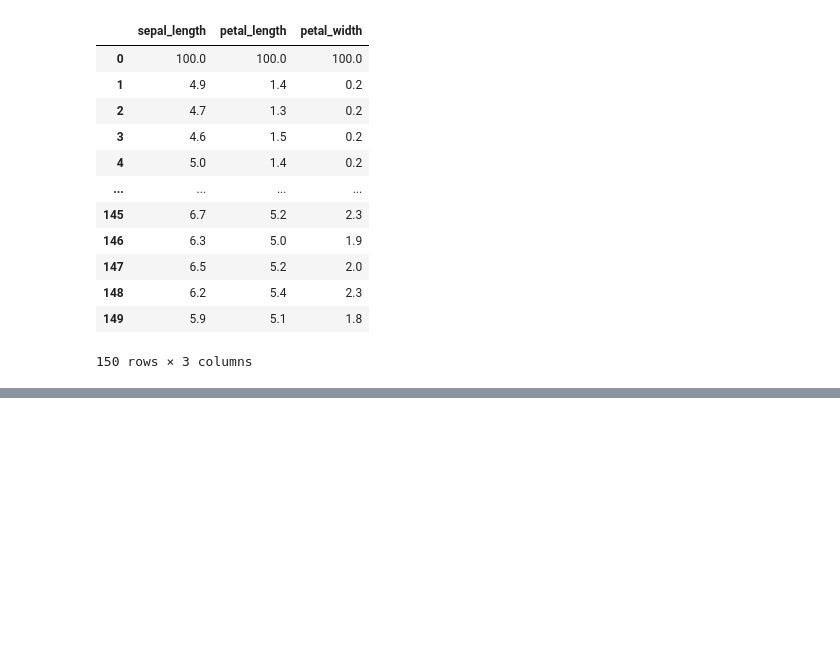
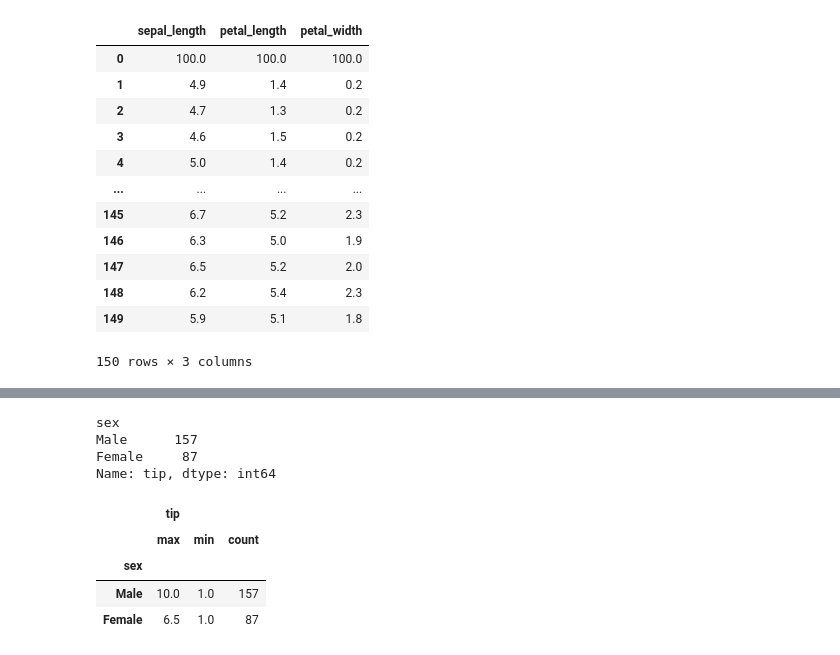
Before and after one commit to Yashshakya1/Data_Science_macbook, a Jupyter notebook: data science(self learning)/pandes/practice.ipynb, the cells around one changed output, grey strips where cells are left out. Cells and saved outputs as stored; diff of their text form; code cells hidden in the pictures; blank space fills up the shorter version.

```diff
--- a/data science(self learning)/pandes/practice.ipynb
+++ b/data science(self learning)/pandes/practice.ipynb
@@ -289,0 +361,15 @@ df
+# %%
+g_data.groupby('sex')['tip'].count()
+# %% [output]
+sex
+Male      157
+Female     87
+Name: tip, dtype: int64
+# %%
+g_data.groupby('sex').aggregate({'tip':['max','min','count']})
+# %% [output]
+|  | tip |  |  |
+|  | max | min | count |
+| sex |  |  |  |
+| Male | 10.0 | 1.0 | 157 |
+| Female | 6.5 | 1.0 | 87 |
```
Also changed, not shown: parts of 8 cells of this notebook, 4 other files.
